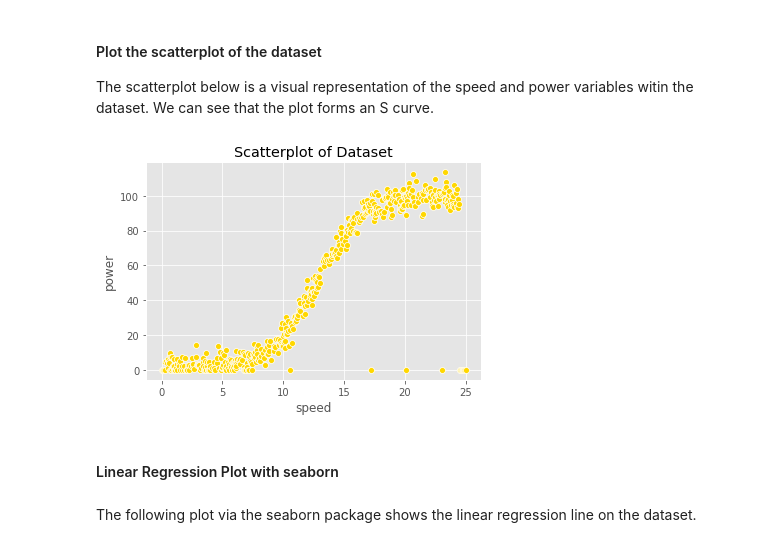
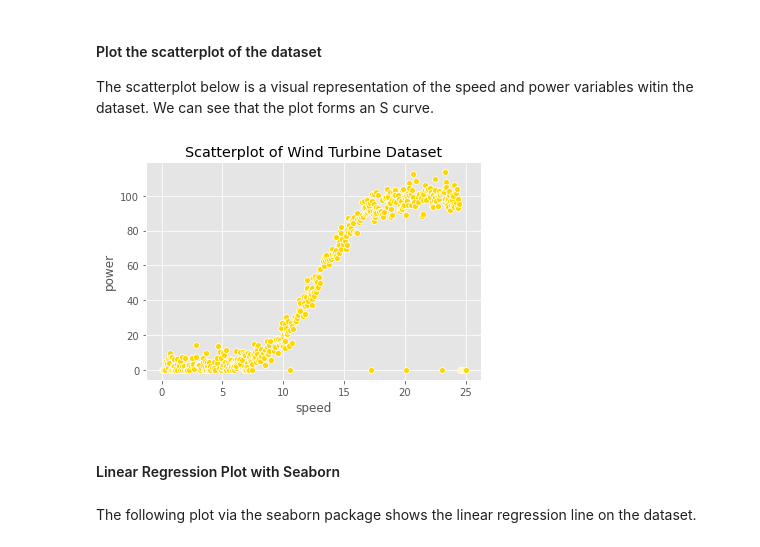
Before and after one commit to dssheldon/foda-project-sds, a Jupyter notebook: FoDA Project 2020.ipynb, the cells around one changed output. Cells and saved outputs as stored; diff of their text form; code cells hidden in the pictures.

```diff
--- a/FoDA Project 2020.ipynb
+++ b/FoDA Project 2020.ipynb
@@ -236,13 +244,13 @@ The scatterplot below is a visual representation of the speed and power variable
 # %%
 # Plot the data points as a scatterplot to visualise the data
 
 sns.scatterplot(data = df, x="speed", y="power", color='gold')
-plt.title('Scatterplot of Dataset')
+plt.title('Scatterplot of Wind Turbine Dataset')
 plt.show()
 # %% [output]
-[figure, old version]
+[figure, new version]
 # %% [markdown]
-#### Linear Regression Plot with seaborn
+#### Linear Regression Plot with Seaborn
 # %% [markdown]
 The following plot via the seaborn package shows the linear regression line on the dataset.
 # %%
```
Also changed, not shown: parts of 39 cells of this notebook.
